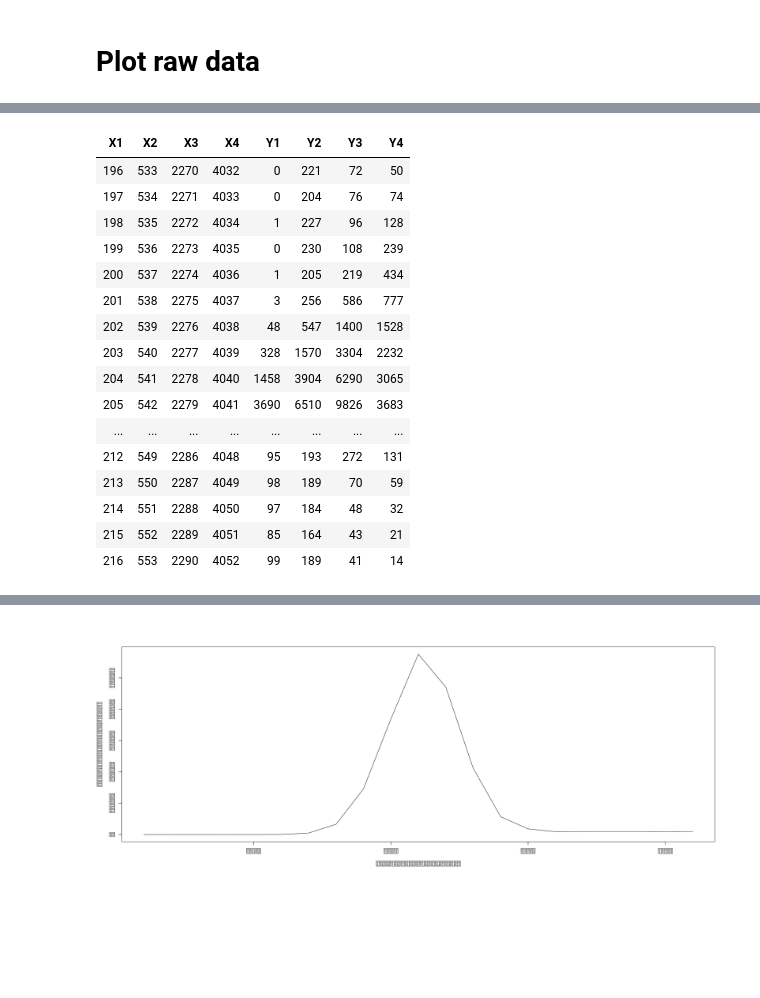
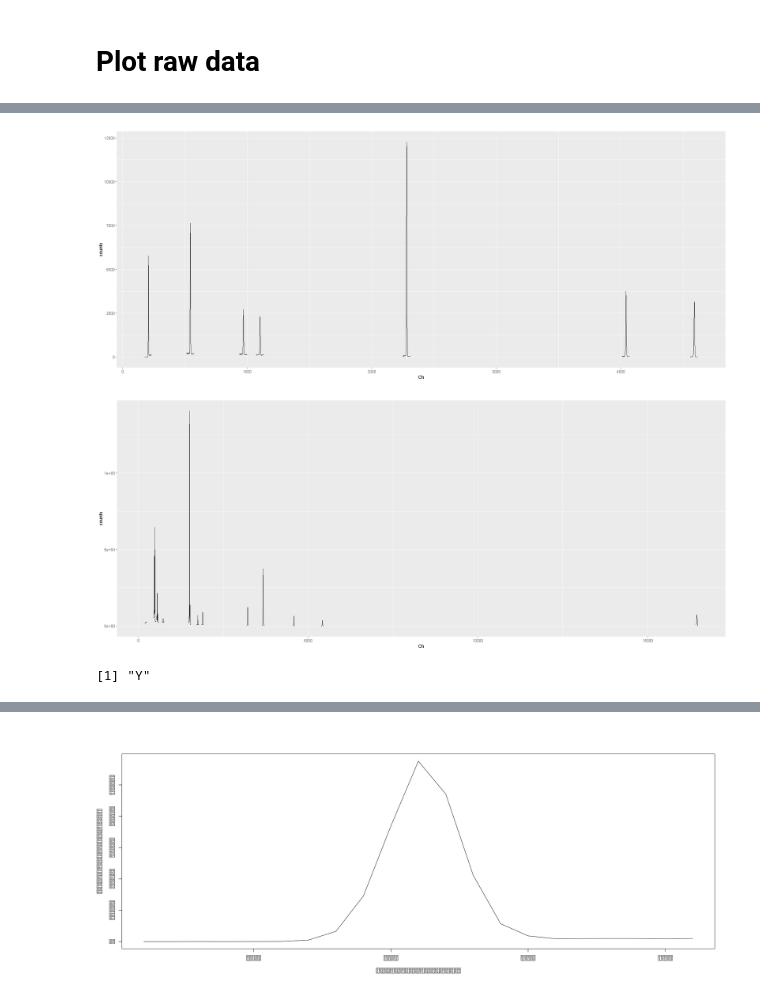
Before and after one commit to jtfreitas/AdSt_project, a Jupyter notebook: jf_nb.ipynb, the cells around one changed output, grey strips where cells are left out. Saved outputs shown, nothing was run; the diff lists cells and outputs as text; code cells hidden in the pictures; blank space fills up the shorter version.

```diff
--- a/jf_nb.ipynb
+++ b/jf_nb.ipynb
@@ -146,20 +138,30 @@ Warning message in split.default(data$Ch, ceiling(row(data)/n.pts)):
+# %%
+plot_peaks <- function(peaks){
+    the_plot <- ggplot(data = peaks)
+    x_vars <- NULL; y_vars <- NULL
+    for(name in colnames(peaks)){
+        if(strsplit(name, '')[[1]][[1]]== 'X'){
+            x_vars <- c(x_vars, name)
+        }
+        else if(strsplit(name, '')[[1]][[1]] == 'Y'){
+            y_vars <- c(y_vars, name)
+        }
+    }
+    for(i in seq_along(x_vars)){
+        the_plot <- the_plot + geom_line(aes_string(x = x_vars[i],y = y_vars[i]))
+    }
+    the_plot <- the_plot + xlab('Ch') + ylab('counts')
+    return(the_plot)
+}
+
+acc_p <- plot_peaks(centered_peaks_acc)
+th_p <- plot_peaks(centered_peaks_th)
 # %%
-centered_peaks
+acc_p ; th_p
 # %% [output]
-| X1 | X2 | X3 | X4 | Y1 | Y2 | Y3 | Y4 |
-| 196 | 533 | 2270 | 4032 | 0 | 221 | 72 | 50 |
-| 197 | 534 | 2271 | 4033 | 0 | 204 | 76 | 74 |
-| 198 | 535 | 2272 | 4034 | 1 | 227 | 96 | 128 |
-| 199 | 536 | 2273 | 4035 | 0 | 230 | 108 | 239 |
-| 200 | 537 | 2274 | 4036 | 1 | 205 | 219 | 434 |
-| 201 | 538 | 2275 | 4037 | 3 | 256 | 586 | 777 |
-| 202 | 539 | 2276 | 4038 | 48 | 547 | 1400 | 1528 |
-| 203 | 540 | 2277 | 4039 | 328 | 1570 | 3304 | 2232 |
-| 204 | 541 | 2278 | 4040 | 1458 | 3904 | 6290 | 3065 |
-| 205 | 542 | 2279 | 4041 | 3690 | 6510 | 9826 | 3683 |
-| ... | ... | ... | ... | ... | ... | ... | ... |
-| 212 | 549 | 2286 | 4048 | 95 | 193 | 272 | 131 |
-| 213 | 550 | 2287 | 4049 | 98 | 189 | 70 | 59 |
-| 214 | 551 | 2288 | 4050 | 97 | 184 | 48 | 32 |
-| 215 | 552 | 2289 | 4051 | 85 | 164 | 43 | 21 |
-| 216 | 553 | 2290 | 4052 | 99 | 189 | 41 | 14 |
+[figure, added]
+[figure, added]
+# %%
+strsplit(name, '')[[1]][[1]]
+# %% [output]
+[1] "Y"
```
Also changed, not shown: parts of 9 cells of this notebook, 13 other files.
